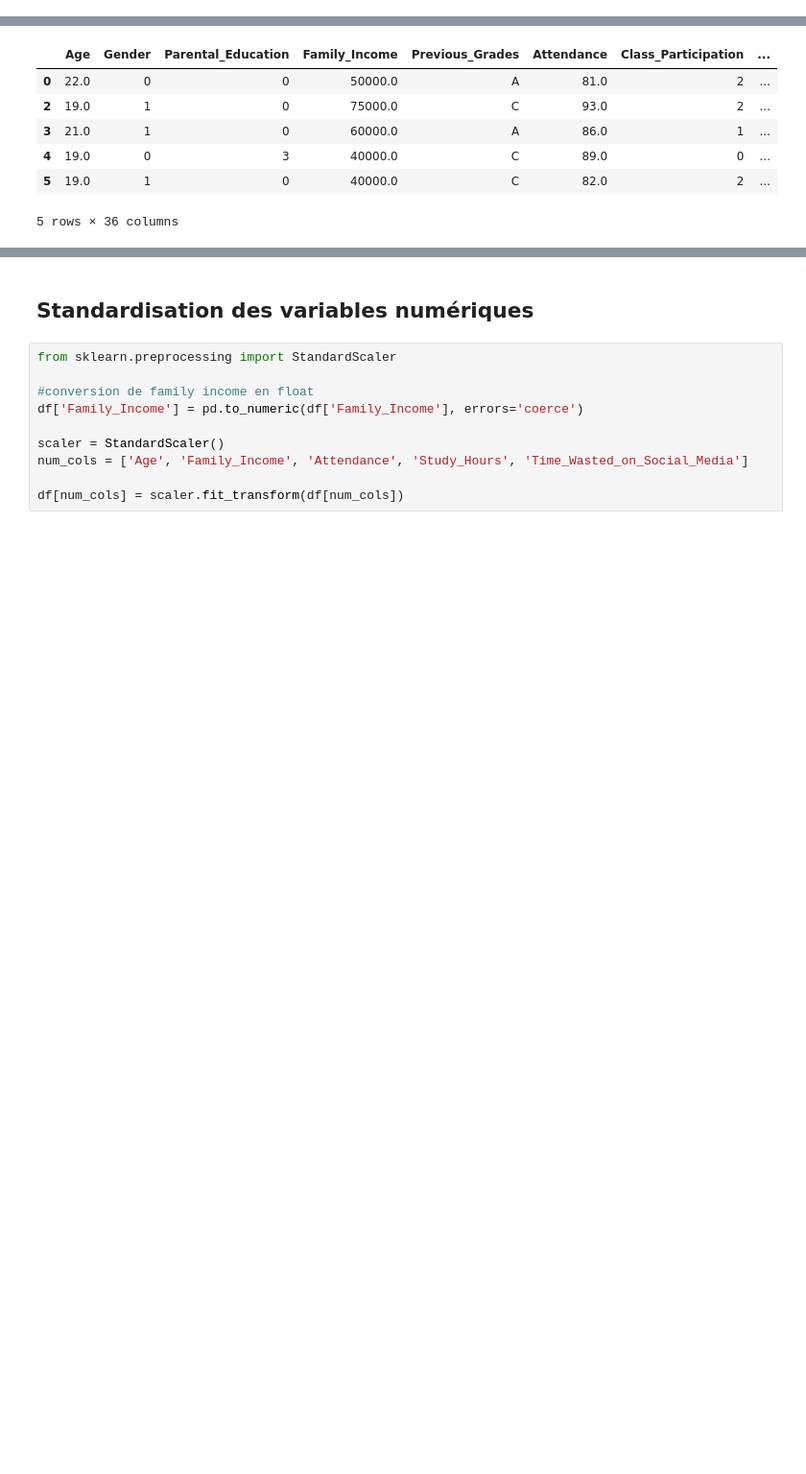
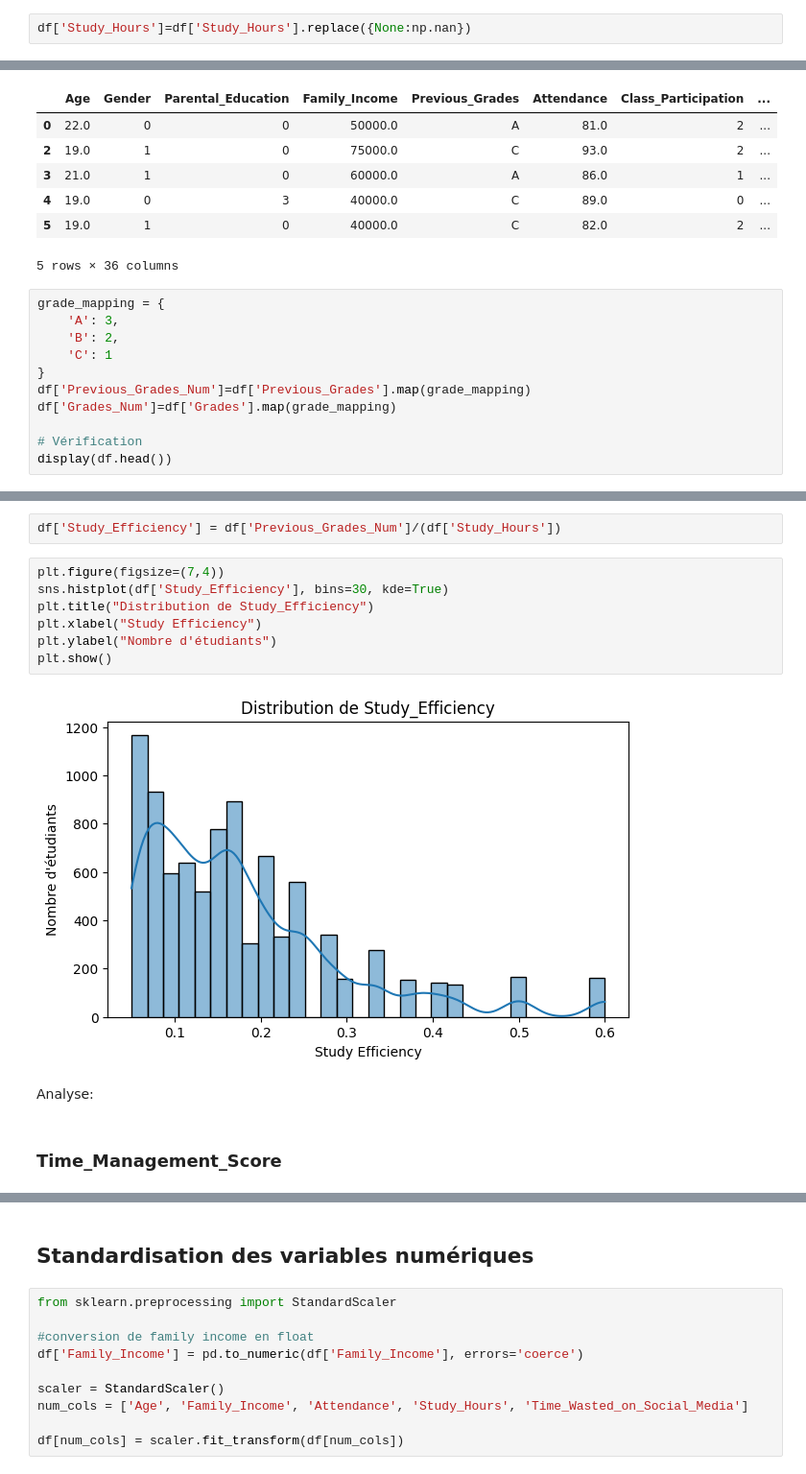
Before and after one commit to lilian95520/ML-Predicting-high-school-student-performance, a Jupyter notebook: projet_ml.ipynb, the cells around one changed output, grey strips where cells are left out. Shown at 96% size. Saved outputs shown, nothing was run; the diff lists cells and outputs as text; blank space fills up the shorter version.

```diff
--- a/projet_ml.ipynb
+++ b/projet_ml.ipynb
@@ -171,0 +174,2 @@ df = df.dropna(subset=['Grades'])
+# %%
+df['Study_Hours']=df['Study_Hours'].replace({None:np.nan})
@@ -276,3 +282,14 @@ display(df.head())
 | 4 | 19.0 | 0 | 3 | 40000.0 | C | 89.0 | 0 | ... |
 | 5 | 19.0 | 1 | 0 | 40000.0 | C | 82.0 | 2 | ... |
 5 rows × 36 columns
+# %%
+grade_mapping = {
+    'A': 3,
+    'B': 2,
+    'C': 1
+}
+df['Previous_Grades_Num']=df['Previous_Grades'].map(grade_mapping)
+df['Grades_Num']=df['Grades'].map(grade_mapping)
+
+# Vérification
+display(df.head())
@@ -278,0 +316,15 @@ display(df.head())
+# %%
+df['Study_Efficiency'] = df['Previous_Grades_Num']/(df['Study_Hours'])
+# %%
+plt.figure(figsize=(7,4))
+sns.histplot(df['Study_Efficiency'], bins=30, kde=True)
+plt.title("Distribution de Study_Efficiency")
+plt.xlabel("Study Efficiency")
+plt.ylabel("Nombre d'étudiants")
+plt.show()
+# %% [output]
+[figure, added]
+# %% [markdown]
+Analyse:
+# %% [markdown]
+### Time_Management_Score
```
Also changed, not shown: parts of 25 cells of this notebook.
